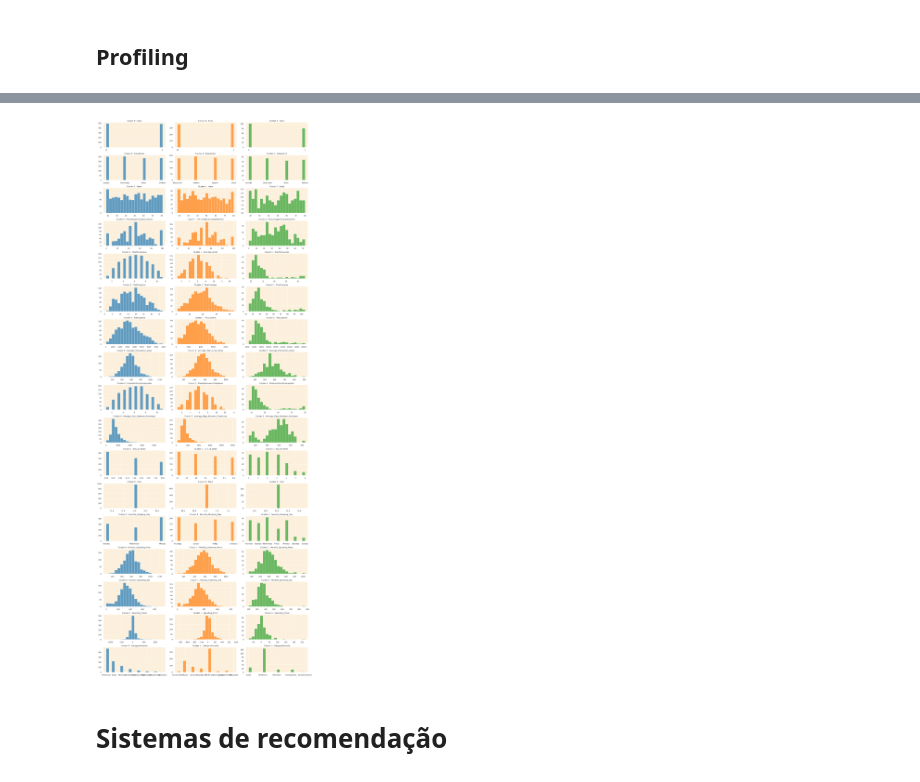
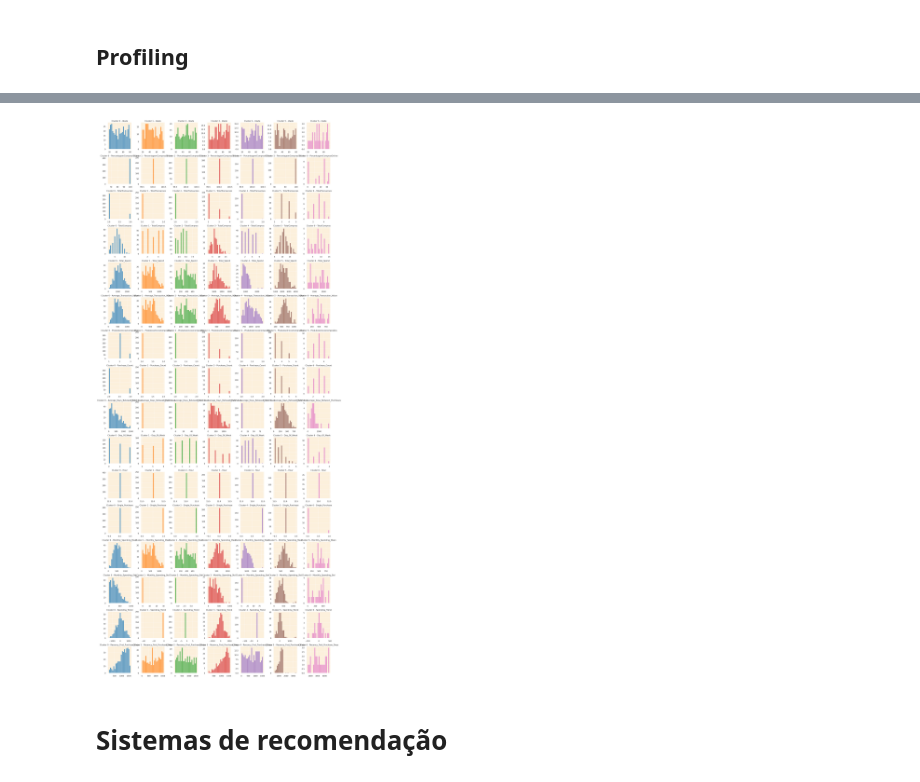
Before and after one commit to Vasco-Faria/DW-TP, a Jupyter notebook: customer_segmentation_recommendation.ipynb, the cells around one changed output, grey strips where cells are left out. Saved outputs shown, nothing was run; the diff lists cells and outputs as text; code cells hidden in the pictures.

```diff
--- a/customer_segmentation_recommendation.ipynb
+++ b/customer_segmentation_recommendation.ipynb
@@ -320,6 +350,8 @@ df_clientes.head(3)
 ### Frequencia
 Total de transações e de produtos comprados
 # %%
+df_vendas['VendaId'] = df_vendas['DataId'].astype(str) + '_' + df_vendas['ClienteId'].astype(str)
+
 total_transacoes = df_vendas.groupby('ClienteId')['VendaId'].nunique().reset_index()
 total_transacoes.rename(columns={'VendaId': 'TotalTransacoes'}, inplace=True)
 
@@ -443,5 +518,9 @@ if 'customer_data' not in locals():
 customer_data = pd.merge(customer_data, seasonal_buying_patterns, on='ClienteId', how='left')
 customer_data = pd.merge(customer_data, spending_trends, on='ClienteId', how='left')
 
+customer_data['Monthly_Spending_Mean'] = customer_data['Monthly_Spending_Mean'].apply(lambda x: -1 if x == 0.0 else x)
+customer_data['Spending_Trend'] = customer_data['Spending_Trend'].apply(lambda x: -1 if x == 0.0 else x)
+customer_data['Monthly_Spending_Std'] = customer_data['Monthly_Spending_Std'].apply(lambda x: -1 if x == 0.0 else x)
+
 customer_data.head(3)
 # %% [output]
@@ -594,7 +708,7 @@ plt.show()
 scaler = StandardScaler()
 
 # List of columns that don't need to be scaled
-columns_to_exclude = ['ClienteId', 'Day_Of_Week', 'Nome', 'Sexo', 'DataId', 'DataCompra', 'InvoiceDay', 'Favorite_Shopping_Day', 'Concelho', 'Distrito', 'DataNascimento', 'EstadoCivil', 'Profissao', 'CategoriaFavorita']
+columns_to_exclude = ['ClienteId', 'Day_Of_Week', 'Nome', 'Sexo', 'DataId', 'DataCompra', 'InvoiceDay', 'Favorite_Shopping_Day', 'Concelho', 'Distrito', 'DataNascimento', 'EstadoCivil', 'Profissão', 'CategoriaFavorita']
 
 # List of columns that need to be scaled
 columns_to_scale = customer_data_cleaned.columns.difference(columns_to_exclude)
@@ -839,19 +956,16 @@ silhouette_analysis(customer_data_numeric_imputed, 3, 12, figsize=(20, 50))
 # %% [markdown]
 ### Clustering com k-means
 # %%
-# Apply KMeans clustering using the optimal k
-kmeans = KMeans(n_clusters=3, init='k-means++', n_init=10, max_iter=100, random_state=0)
+# Apply KMeans clustering with 7 clusters
+kmeans = KMeans(n_clusters=7, init='k-means++', n_init=10, max_iter=100, random_state=0)
 kmeans.fit(customer_data_numeric_imputed)
 
 # Get the frequency of each cluster
 cluster_frequencies = Counter(kmeans.labels_)
 
-# Create a mapping from old labels to new labels based on frequency
+# Create a mapping from old labels to new labels based on frequency (most common becomes 0, etc.)
 label_mapping = {label: new_label for new_label, (label, _) in
                  enumerate(cluster_frequencies.most_common())}
-
-# Reverse the mapping to assign labels as per your criteria
-label_mapping = {v: k for k, v in {2: 1, 1: 0, 0: 2}.items()}
 
 # Apply the mapping to get the new labels
 new_labels = np.array([label_mapping[label] for label in kmeans.labels_])
@@ -1032,34 +1150,59 @@ plt.show()
 # %%
 import matplotlib.cm as cm
+import numpy as np
 
-# Define features and clusters
-features = customer_data_cleaned.drop(columns=['ClienteId', 'cluster', 'Nome', 'Profissao', 'Concelho', 'Distrito', 'DataNascimento']).columns
+features = customer_data_cleaned.drop(
+    columns=['ClienteId', 'cluster', 'Nome', 'Sexo', 'EstadoCivil', 'Profissão', 'Concelho', 'Distrito', 'DataNascimento', 'Favorite_Shopping_Day', 'CategoriaFavorita']
+).columns
+
 clusters = np.sort(customer_data_cleaned['cluster'].unique())
 n_clusters = len(clusters)
 
 # Setup color palette
 colors = cm.tab10.colors[:n_clusters]
 
 # Setup subplots
 n_rows = len(features)
 n_cols = n_clusters
 fig, axes = plt.subplots(n_rows, n_cols, figsize=(20, 3 * n_rows))
 axes = np.atleast_2d(axes)  # Ensure 2D indexing works
 
 # Plot histograms
 for i, feature in enumerate(features):
     for j, cluster in enumerate(clusters):
         data = customer_data_cleaned[customer_data_cleaned['cluster'] == cluster][feature]
-        axes[i, j].hist(data, bins=20, color=colors[j], edgecolor='w', alpha=0.7)
+
+        # Handle data types
+        if pd.api.types.is_bool_dtype(data):
+            data_clean = data.dropna().astype(int)  # Convert bool to 0/1
+        elif pd.api.types.is_numeric_dtype(data):
+            data_clean = data.dropna()
+        else:
+            data_clean = None
+
+        # Plot or show message
+        if data_clean is not None and len(data_clean) > 0:
+            axes[i, j].hist(data_clean, bins=20, color=colors[j], edgecolor='w', alpha=0.7)
+        elif data_clean is not None:
+            axes[i, j].text(0.5, 0.5, "No valid data",
+                            horizontalalignment='center',
+                            verticalalignment='center',
+                            transform=axes[i, j].transAxes)
+        else:
+            axes[i, j].text(0.5, 0.5, f"Non-numeric feature: {feature}",
+                            horizontalalignment='center',
+                            verticalalignment='center',
+                            transform=axes[i, j].transAxes)
+
         axes[i, j].set_title(f'Cluster {cluster} - {feature}', fontsize=12)
         axes[i, j].set_xlabel('')
         axes[i, j].set_ylabel('')
 
 # Tidy up layout
 plt.tight_layout()
 plt.show()
 # %% [output]
-[figure, old version]
+[figure, new version]
 # %% [markdown]
 # **Sistemas de recomendação**
 # %% [markdown]
```
Also changed, not shown: parts of 65 cells of this notebook, 6 other files.
